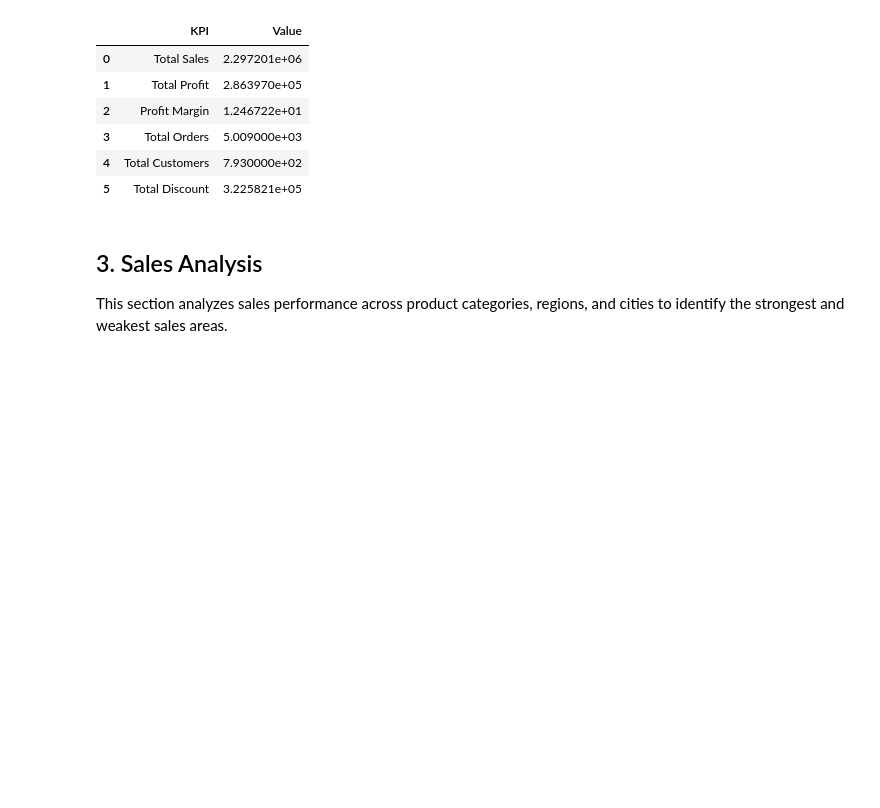
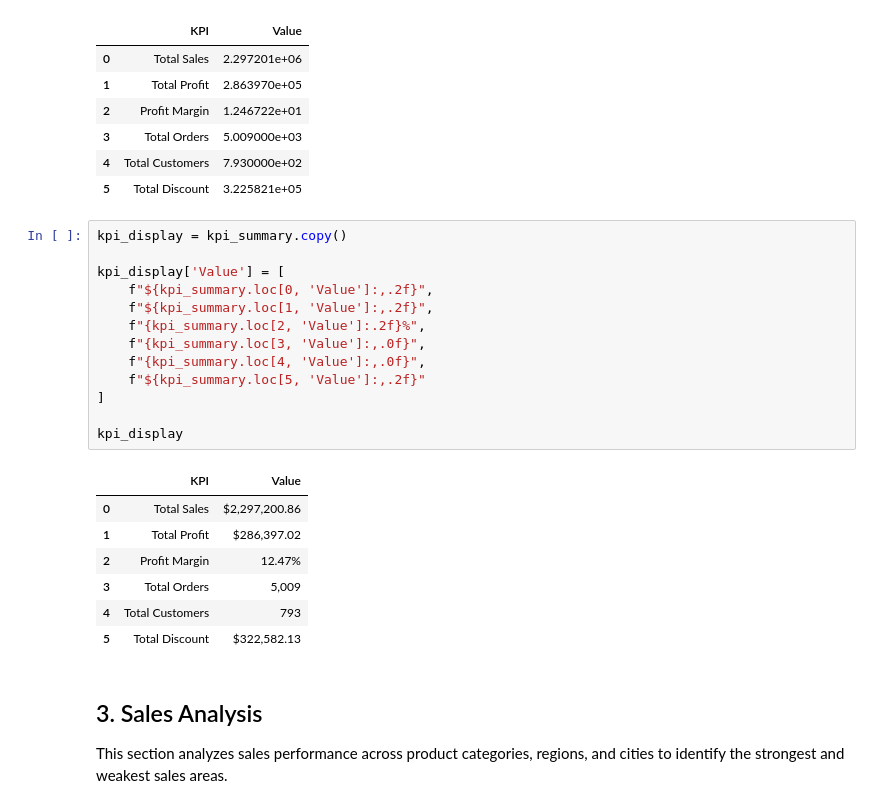
Before and after one commit to himanshurawat3399-create/Superstore-Sales-Analysis, a Jupyter notebook: notebooks/Superstore_Sales_Analysis.ipynb, the cells around one changed output. Drawn from its saved outputs; the diff is of its cells as text; blank space fills up the shorter version.

```diff
--- a/notebooks/Superstore_Sales_Analysis.ipynb
+++ b/notebooks/Superstore_Sales_Analysis.ipynb
@@ -153,6 +153,27 @@ kpi_summary
 | 3 | Total Orders | 5.009000e+03 |
 | 4 | Total Customers | 7.930000e+02 |
 | 5 | Total Discount | 3.225821e+05 |
+# %%
+kpi_display = kpi_summary.copy()
+
+kpi_display['Value'] = [
+    f"${kpi_summary.loc[0, 'Value']:,.2f}",
+    f"${kpi_summary.loc[1, 'Value']:,.2f}",
+    f"{kpi_summary.loc[2, 'Value']:.2f}%",
+    f"{kpi_summary.loc[3, 'Value']:,.0f}",
+    f"{kpi_summary.loc[4, 'Value']:,.0f}",
+    f"${kpi_summary.loc[5, 'Value']:,.2f}"
+]
+
+kpi_display
+# %% [output]
+|  | KPI | Value |
+| 0 | Total Sales | $2,297,200.86 |
+| 1 | Total Profit | $286,397.02 |
+| 2 | Profit Margin | 12.47% |
+| 3 | Total Orders | 5,009 |
+| 4 | Total Customers | 793 |
+| 5 | Total Discount | $322,582.13 |
 # %% [markdown]
 ## 3. Sales Analysis
 
```
Also changed, not shown: 5 other files.
